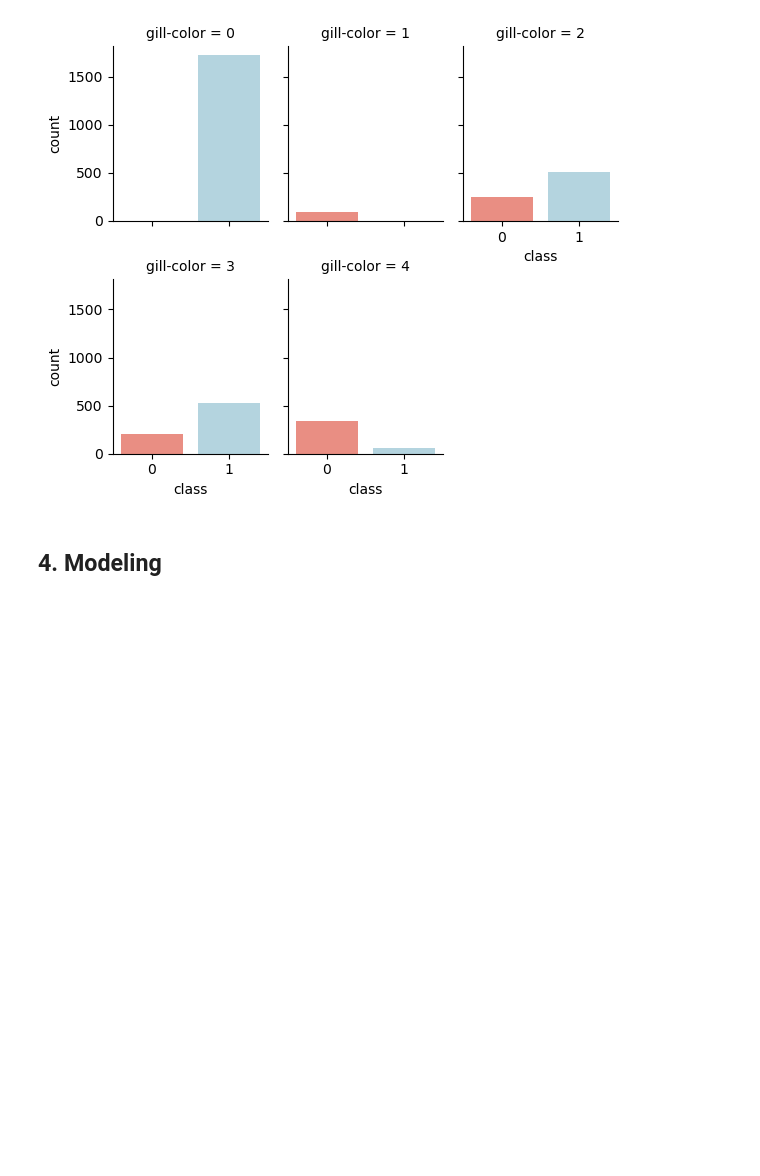
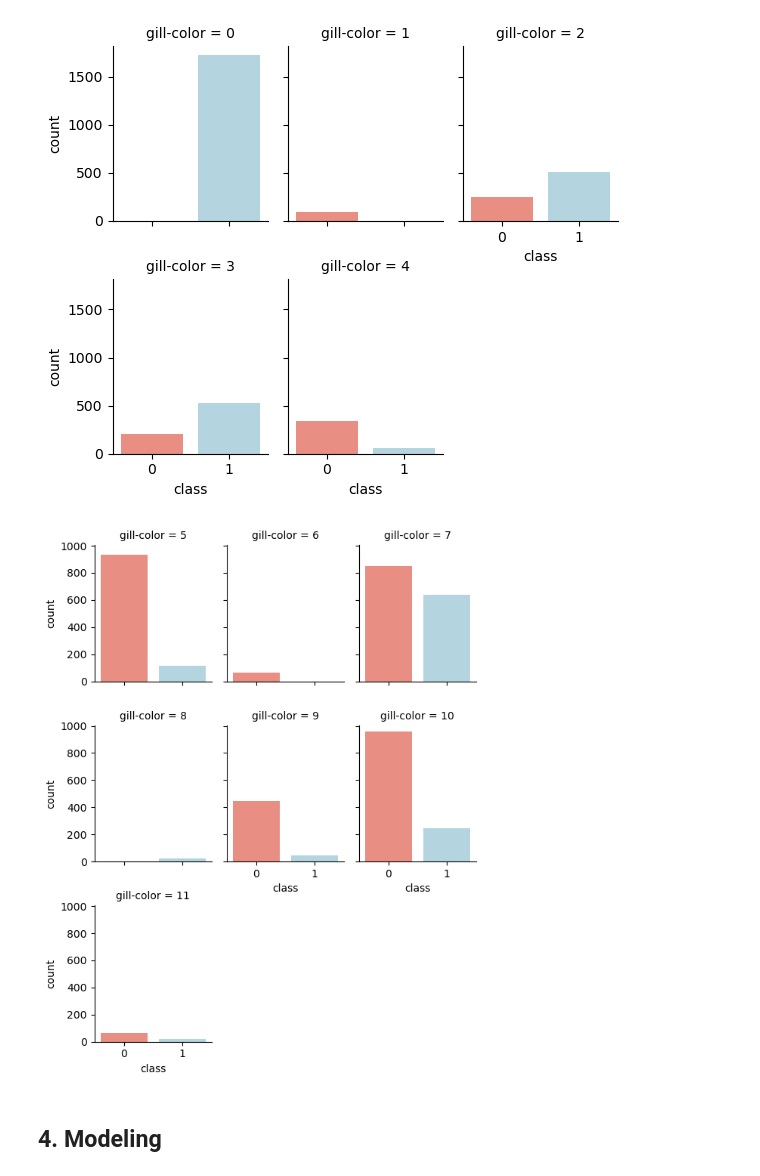
Before and after one commit to mjhihi/project4_team1, a Jupyter notebook: mushrooms.ipynb, the cells around one changed output. Saved outputs shown, nothing was run; the diff lists cells and outputs as text; code cells hidden in the pictures; blank space fills up the shorter version.

```diff
--- a/mushrooms.ipynb
+++ b/mushrooms.ipynb
@@ -317,5 +315,12 @@ plt.show()
 # %% [output]
 [figure]
+# %%
+new_var=df[['class', 'gill-color']]
+new_var=new_var[new_var['gill-color']>4]
+
+sns.factorplot('class', col='gill-color', data=new_var, kind='count', palette=['salmon', 'lightblue'], size=2.5, aspect=.8, col_wrap=3);
+# %% [output]
+[figure, added]
 # %% [markdown]
 ## 4. Modeling
 # %% [markdown]
```
Also changed, not shown: parts of 37 cells of this notebook.
